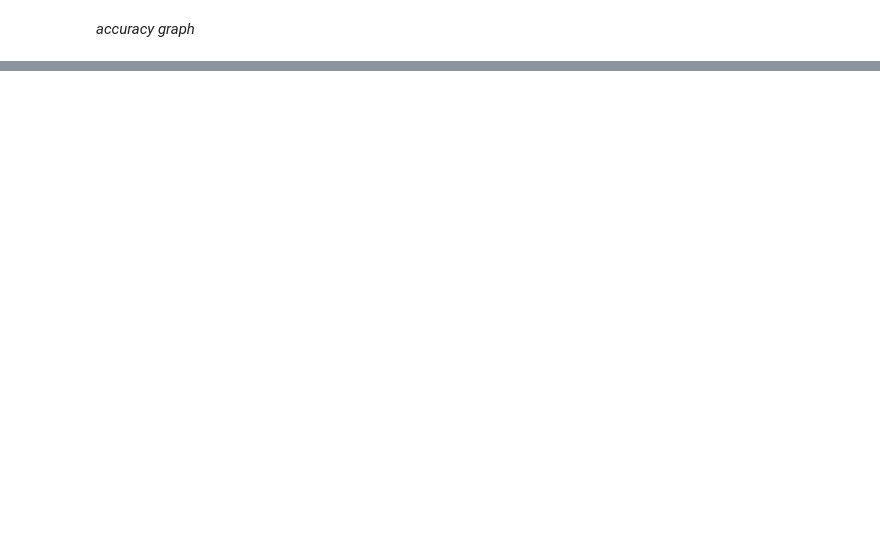
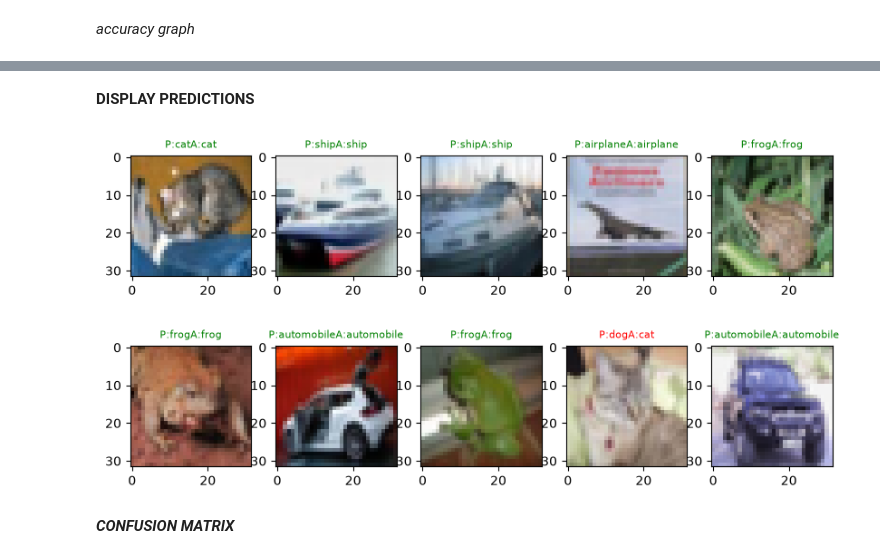
Before and after one commit to Muhammed-Mish-Al/cifar10-cnn, a Jupyter notebook: image_classification.ipynb, the cells around one changed output, grey strips where cells are left out. Drawn from its saved outputs; the diff is of its cells as text; code cells hidden in the pictures; blank space fills up the shorter version.

```diff
--- a/image_classification.ipynb
+++ b/image_classification.ipynb
@@ -155,0 +188,3 @@ Epoch 15/15
+# %%
+predictions = model.predict(X_test)
+predicted_labels = np.argmax(predictions,axis=1)
@@ -155,0 +193,19 @@ Epoch 15/15
+# %%
+true_labels = Y_test.flatten()
+# %% [markdown]
+**DISPLAY PREDICTIONS**
+# %%
+plt.figure(figsize=(10,5))
+for i in range(10):
+    plt.subplot(2,5,i+1)
+    plt.imshow(X_test[i])
+    color = 'green' if predicted_labels[i]==true_labels[i] else 'red'
+    plt.title(
+        f"P:{ CLASS_NAMES[predicted_labels[i]]}"
+        f"A:{CLASS_NAMES[true_labels[i]]}",
+        color = color ,fontsize = 8
+    )
+# %% [output]
+[figure, added]
+# %% [markdown]
+***CONFUSION MATRIX***
```
Also changed, not shown: parts of 16 cells of this notebook.
